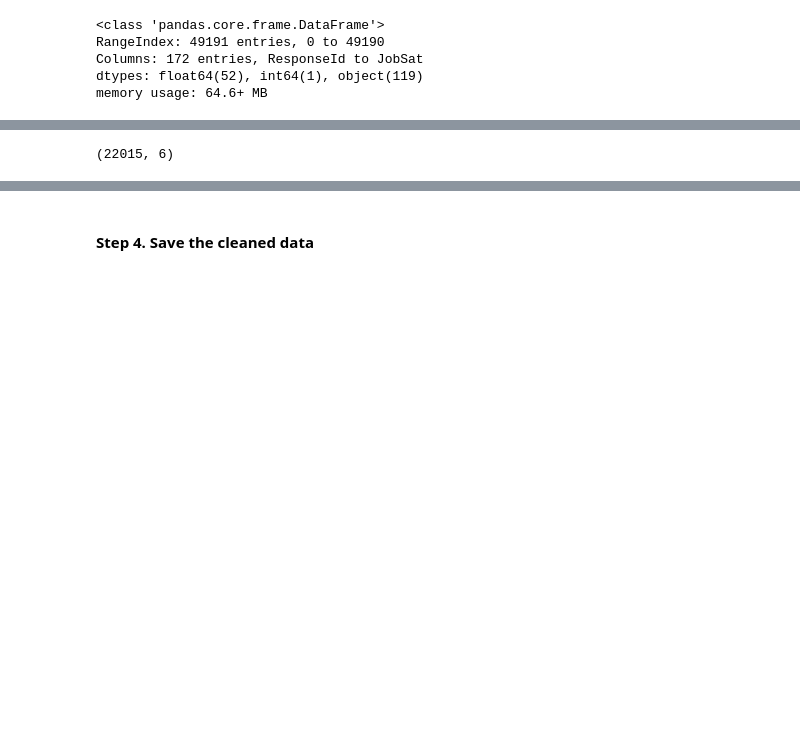
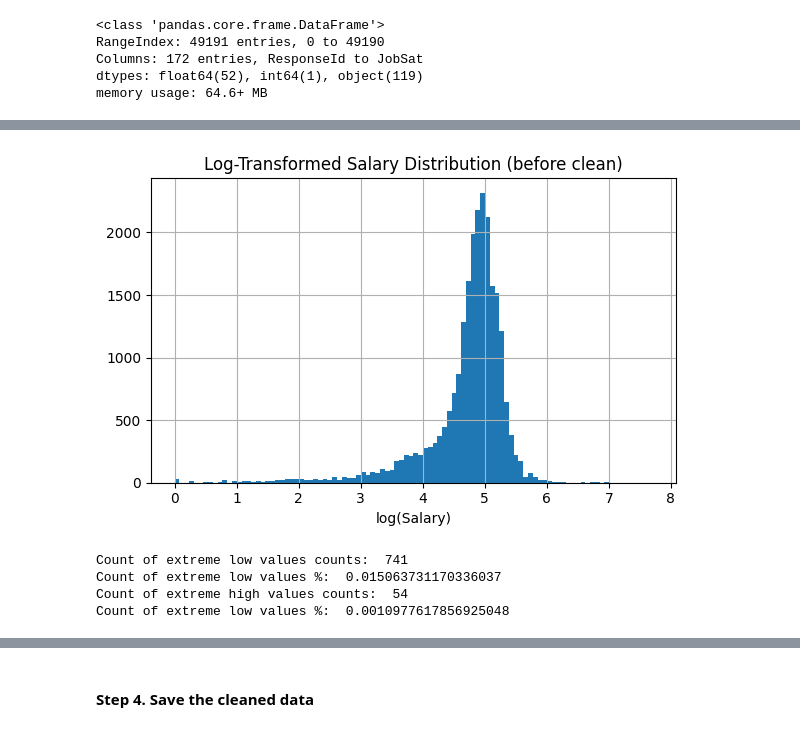
Before and after one commit to ilvfruits/stackoverflow-survey-2025, a Jupyter notebook: notebooks/01_salary_model_demo.ipynb, the cells around one changed output, grey strips where cells are left out. Saved outputs shown, nothing was run; the diff lists cells and outputs as text; code cells hidden in the pictures; blank space fills up the shorter version.

```diff
--- a/notebooks/01_salary_model_demo.ipynb
+++ b/notebooks/01_salary_model_demo.ipynb
@@ -102,13 +159,20 @@ df.head()
+# %%
+log_salary = np.log10(df["salary"])
+plt.figure(figsize=(6, 4))
+log_salary.hist(bins=100)
+plt.title("Log-Transformed Salary Distribution (before clean)")
+plt.xlabel("log(Salary)")
+plt.tight_layout()
+plt.show()
+# %% [output]
+[figure, added]
 # %%
-df = df.rename(columns={"ConvertedCompYearly": "salary"})
-
-# Filter out the invalid data (none, <5000 or >500,000)
-df = df[
-    (df["salary"].notna()) &
-    (df["salary"] > 5000) &
-    (df["salary"] < 500_000)
-]
-
-print(df.shape)
+print("Count of extreme low values counts: ", len(salary[salary <= 1000]))
+print("Count of extreme low values %: ", len(salary[salary <= 1000])/len(salary))
+print("Count of extreme high values counts: ", len(salary[salary >= 1000_000]))
+print("Count of extreme low values %: ", len(salary[salary >= 1000_000])/len(salary))
 # %% [output]
-(22015, 6)
+Count of extreme low values counts:  741
+Count of extreme low values %:  0.015063731170336037
+Count of extreme high values counts:  54
+Count of extreme low values %:  0.0010977617856925048
```
Also changed, not shown: parts of 55 cells of this notebook, 1 other file.
